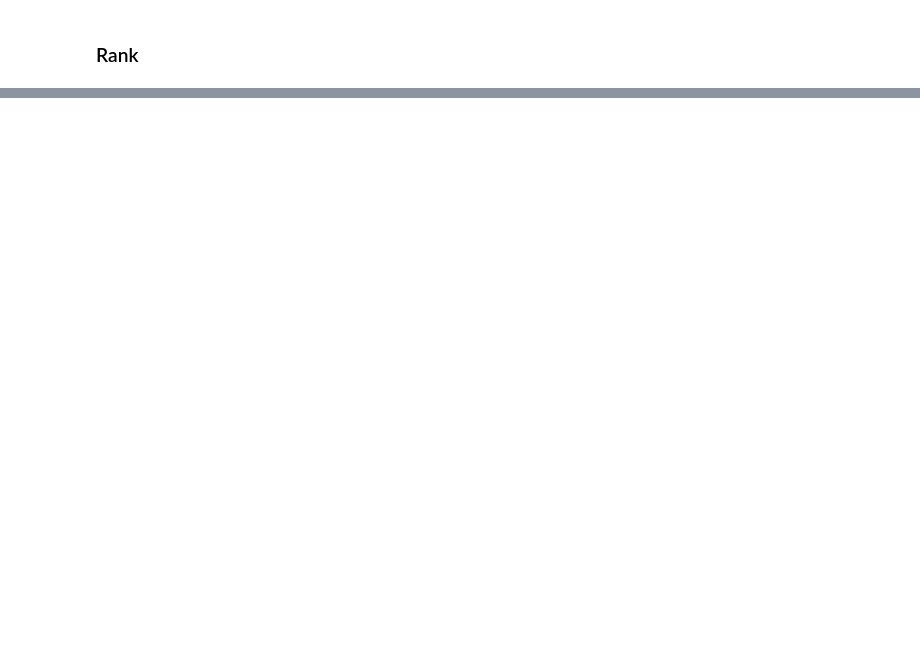
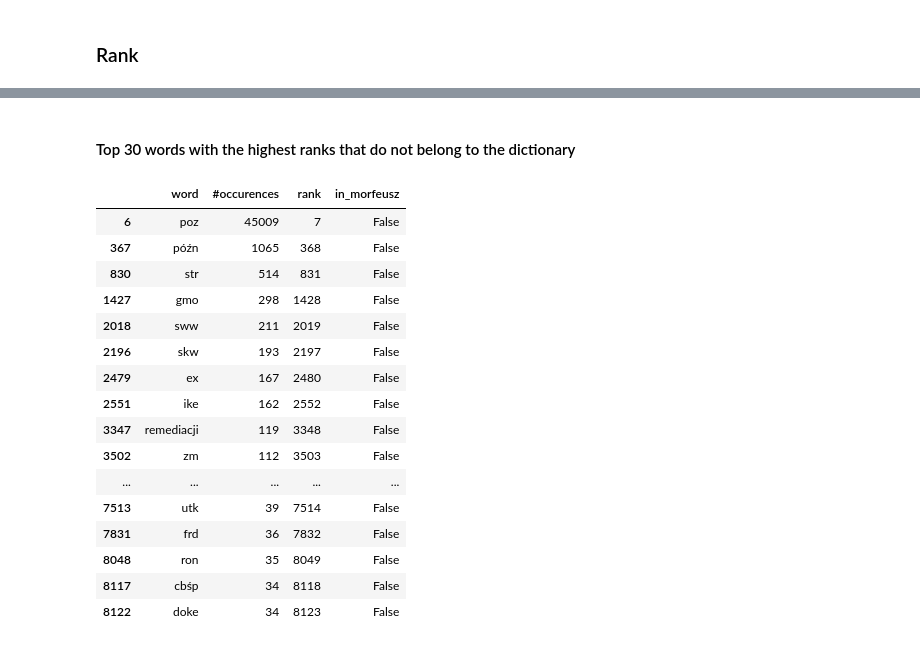
Before and after one commit to arkadiuss/nlp, a Jupyter notebook: 3_levenshtein/3_Levenshtein.ipynb, the cells around one changed output, grey strips where cells are left out. Saved outputs shown, nothing was run; the diff lists cells and outputs as text; code cells hidden in the pictures; blank space fills up the shorter version.

```diff
--- a/3_levenshtein/3_Levenshtein.ipynb
+++ b/3_levenshtein/3_Levenshtein.ipynb
@@ -80,0 +95,26 @@ print(list(word_ctr_pairs_without_rejected))
+# %%
+morf = morfeusz2.Morfeusz()
+df['in_morfeusz'] = df['word'].apply(lambda x: morf.analyse(x)[0][2][2] != 'ign')
+# %% [markdown]
+#### Top 30 words with the highest ranks that do not belong to the dictionary
+# %%
+top_unknown_df = df[df['in_morfeusz'] == False][:30]
+top_unknown_df
+# %% [output]
+|  | word | #occurences | rank | in_morfeusz |
+| 6 | poz | 45009 | 7 | False |
+| 367 | późn | 1065 | 368 | False |
+| 830 | str | 514 | 831 | False |
+| 1427 | gmo | 298 | 1428 | False |
+| 2018 | sww | 211 | 2019 | False |
+| 2196 | skw | 193 | 2197 | False |
+| 2479 | ex | 167 | 2480 | False |
+| 2551 | ike | 162 | 2552 | False |
+| 3347 | remediacji | 119 | 3348 | False |
+| 3502 | zm | 112 | 3503 | False |
+| ... | ... | ... | ... | ... |
+| 7513 | utk | 39 | 7514 | False |
+| 7831 | frd | 36 | 7832 | False |
+| 8048 | ron | 35 | 8049 | False |
+| 8117 | cbśp | 34 | 8118 | False |
+| 8122 | doke | 34 | 8123 | False |
```
Also changed, not shown: parts of 21 cells of this notebook.
